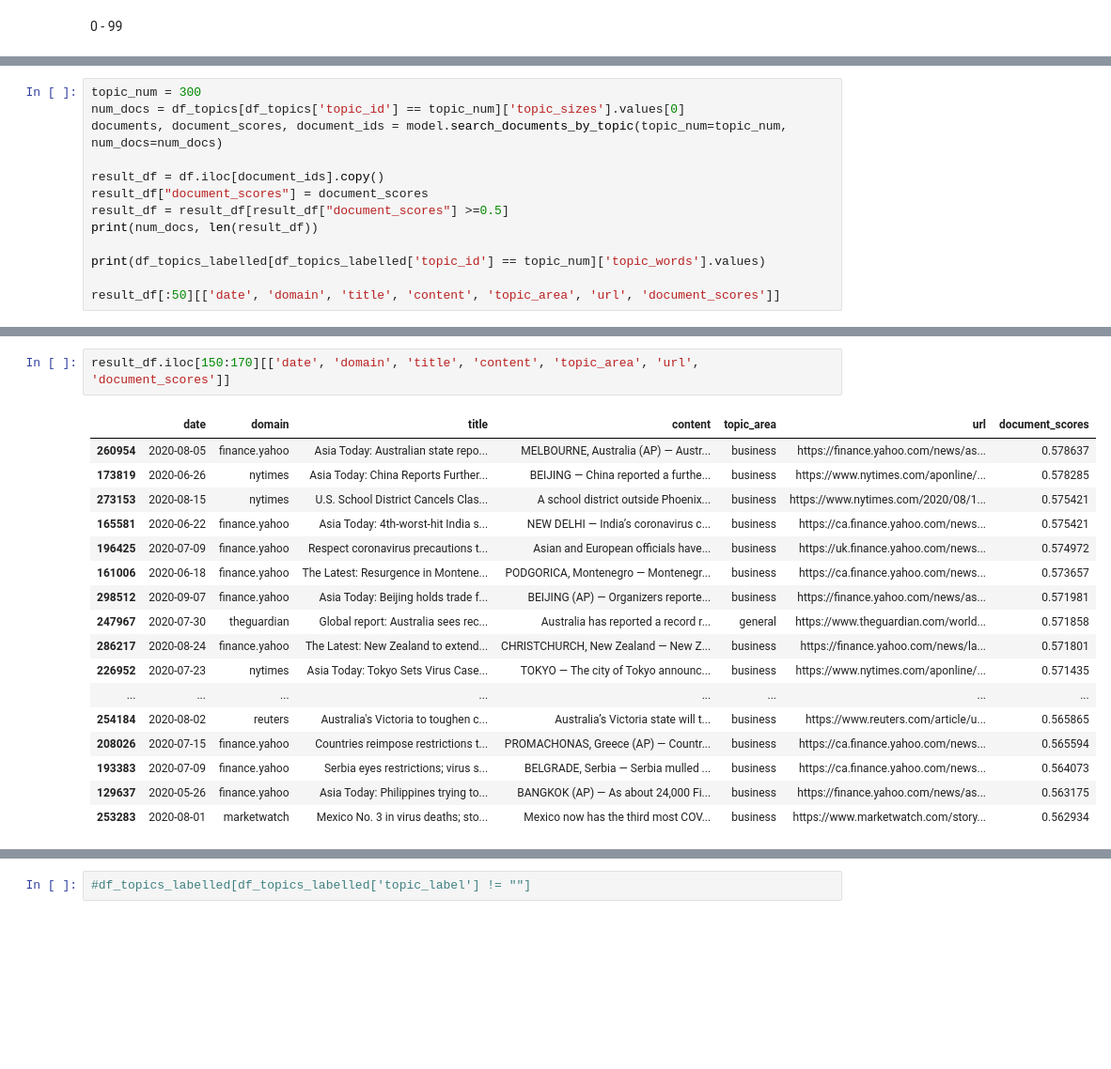
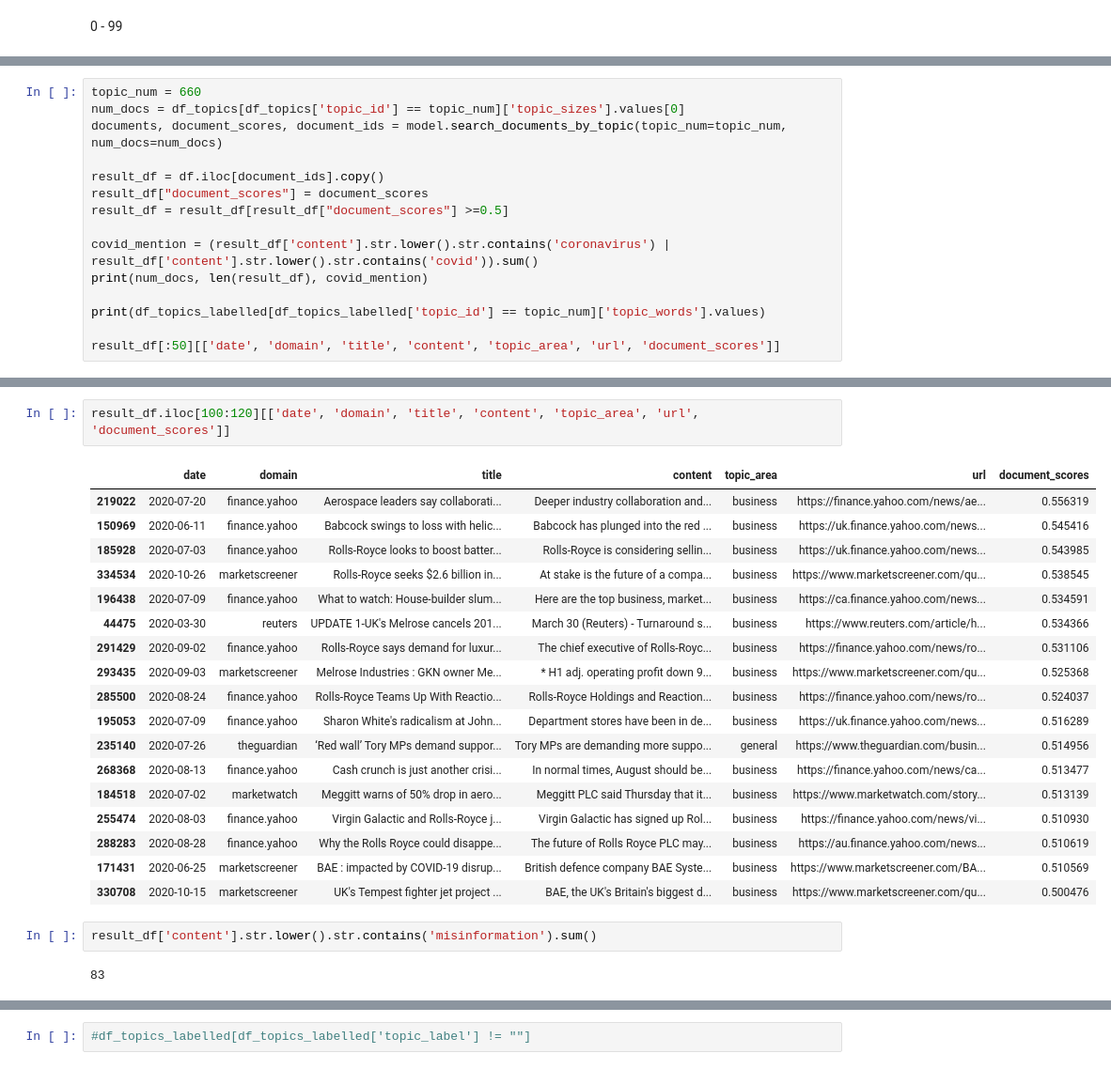
Before and after one commit to TraceyEtheridge/Thesis, a Jupyter notebook: Topic_Modelling_Top2Vec.ipynb, the cells around one changed output, grey strips where cells are left out. Shown: that part at 94% size. Cells and saved outputs as stored; diff of their text form; blank space fills up the shorter version.

```diff
--- a/Topic_Modelling_Top2Vec.ipynb
+++ b/Topic_Modelling_Top2Vec.ipynb
@@ -2495,12 +3210,14 @@ df_topics_labelled.at[idx, 'topic_label'] = topic_label
 # %%
-topic_num = 300
+topic_num = 660
 num_docs = df_topics[df_topics['topic_id'] == topic_num]['topic_sizes'].values[0]
 documents, document_scores, document_ids = model.search_documents_by_topic(topic_num=topic_num, num_docs=num_docs)
 
 result_df = df.iloc[document_ids].copy()
 result_df["document_scores"] = document_scores
 result_df = result_df[result_df["document_scores"] >=0.5]
-print(num_docs, len(result_df))
+
+covid_mention = (result_df['content'].str.lower().str.contains('coronavirus') | result_df['content'].str.lower().str.contains('covid')).sum()
+print(num_docs, len(result_df), covid_mention)
 
 print(df_topics_labelled[df_topics_labelled['topic_id'] == topic_num]['topic_words'].values)
 
@@ -2538,21 +3255,26 @@ result_df[:50][['date', 'domain', 'title', 'content', 'topic_area', 'url', 'docu
 # %%
-result_df.iloc[150:170][['date', 'domain', 'title', 'content', 'topic_area', 'url', 'document_scores']]
+result_df.iloc[100:120][['date', 'domain', 'title', 'content', 'topic_area', 'url', 'document_scores']]
 # %% [output]
 |  | date | domain | title | content | topic_area | url | document_scores |
-| 260954 | 2020-08-05 | finance.yahoo | Asia Today: Australian state repo... | MELBOURNE, Australia (AP) — Austr... | business | https://finance.yahoo.com/news/as... | 0.578637 |
-| 173819 | 2020-06-26 | nytimes | Asia Today: China Reports Further... | BEIJING — China reported a furthe... | business | https://www.nytimes.com/aponline/... | 0.578285 |
-| 273153 | 2020-08-15 | nytimes | U.S. School District Cancels Clas... | A school district outside Phoenix... | business | https://www.nytimes.com/2020/08/1... | 0.575421 |
-| 165581 | 2020-06-22 | finance.yahoo | Asia Today: 4th-worst-hit India s... | NEW DELHI — India’s coronavirus c... | business | https://ca.finance.yahoo.com/news... | 0.575421 |
-| 196425 | 2020-07-09 | finance.yahoo | Respect coronavirus precautions t... | Asian and European officials have... | business | https://uk.finance.yahoo.com/news... | 0.574972 |
-| 161006 | 2020-06-18 | finance.yahoo | The Latest: Resurgence in Montene... | PODGORICA, Montenegro — Montenegr... | business | https://ca.finance.yahoo.com/news... | 0.573657 |
-| 298512 | 2020-09-07 | finance.yahoo | Asia Today: Beijing holds trade f... | BEIJING (AP) — Organizers reporte... | business | https://finance.yahoo.com/news/as... | 0.571981 |
-| 247967 | 2020-07-30 | theguardian | Global report: Australia sees rec... | Australia has reported a record r... | general | https://www.theguardian.com/world... | 0.571858 |
-| 286217 | 2020-08-24 | finance.yahoo | The Latest: New Zealand to extend... | CHRISTCHURCH, New Zealand — New Z... | business | https://finance.yahoo.com/news/la... | 0.571801 |
-| 226952 | 2020-07-23 | nytimes | Asia Today: Tokyo Sets Virus Case... | TOKYO — The city of Tokyo announc... | business | https://www.nytimes.com/aponline/... | 0.571435 |
-| ... | ... | ... | ... | ... | ... | ... | ... |
-| 254184 | 2020-08-02 | reuters | Australia's Victoria to toughen c... | Australia’s Victoria state will t... | business | https://www.reuters.com/article/u... | 0.565865 |
-| 208026 | 2020-07-15 | finance.yahoo | Countries reimpose restrictions t... | PROMACHONAS, Greece (AP) — Countr... | business | https://ca.finance.yahoo.com/news... | 0.565594 |
-| 193383 | 2020-07-09 | finance.yahoo | Serbia eyes restrictions; virus s... | BELGRADE, Serbia — Serbia mulled ... | business | https://ca.finance.yahoo.com/news... | 0.564073 |
-| 129637 | 2020-05-26 | finance.yahoo | Asia Today: Philippines trying to... | BANGKOK (AP) — As about 24,000 Fi... | business | https://finance.yahoo.com/news/as... | 0.563175 |
-| 253283 | 2020-08-01 | marketwatch | Mexico No. 3 in virus deaths; sto... | Mexico now has the third most COV... | business | https://www.marketwatch.com/story... | 0.562934 |
+| 219022 | 2020-07-20 | finance.yahoo | Aerospace leaders say collaborati... | Deeper industry collaboration and... | business | https://finance.yahoo.com/news/ae... | 0.556319 |
+| 150969 | 2020-06-11 | finance.yahoo | Babcock swings to loss with helic... | Babcock has plunged into the red ... | business | https://uk.finance.yahoo.com/news... | 0.545416 |
+| 185928 | 2020-07-03 | finance.yahoo | Rolls-Royce looks to boost batter... | Rolls-Royce is considering sellin... | business | https://uk.finance.yahoo.com/news... | 0.543985 |
+| 334534 | 2020-10-26 | marketscreener | Rolls-Royce seeks $2.6 billion in... | At stake is the future of a compa... | business | https://www.marketscreener.com/qu... | 0.538545 |
+| 196438 | 2020-07-09 | finance.yahoo | What to watch: House-builder slum... | Here are the top business, market... | business | https://ca.finance.yahoo.com/news... | 0.534591 |
+| 44475 | 2020-03-30 | reuters | UPDATE 1-UK's Melrose cancels 201... | March 30 (Reuters) - Turnaround s... | business | https://www.reuters.com/article/h... | 0.534366 |
+| 291429 | 2020-09-02 | finance.yahoo | Rolls-Royce says demand for luxur... | The chief executive of Rolls-Royc... | business | https://finance.yahoo.com/news/ro... | 0.531106 |
+| 293435 | 2020-09-03 | marketscreener | Melrose Industries : GKN owner Me... | * H1 adj. operating profit down 9... | business | https://www.marketscreener.com/qu... | 0.525368 |
+| 285500 | 2020-08-24 | finance.yahoo | Rolls-Royce Teams Up With Reactio... | Rolls-Royce Holdings and Reaction... | business | https://finance.yahoo.com/news/ro... | 0.524037 |
+| 195053 | 2020-07-09 | finance.yahoo | Sharon White's radicalism at John... | Department stores have been in de... | business | https://uk.finance.yahoo.com/news... | 0.516289 |
+| 235140 | 2020-07-26 | theguardian | ‘Red wall’ Tory MPs demand suppor... | Tory MPs are demanding more suppo... | general | https://www.theguardian.com/busin... | 0.514956 |
+| 268368 | 2020-08-13 | finance.yahoo | Cash crunch is just another crisi... | In normal times, August should be... | business | https://finance.yahoo.com/news/ca... | 0.513477 |
+| 184518 | 2020-07-02 | marketwatch | Meggitt warns of 50% drop in aero... | Meggitt PLC said Thursday that it... | business | https://www.marketwatch.com/story... | 0.513139 |
+| 255474 | 2020-08-03 | finance.yahoo | Virgin Galactic and Rolls-Royce j... | Virgin Galactic has signed up Rol... | business | https://finance.yahoo.com/news/vi... | 0.510930 |
+| 288283 | 2020-08-28 | finance.yahoo | Why the Rolls Royce could disappe... | The future of Rolls Royce PLC may... | business | https://au.finance.yahoo.com/news... | 0.510619 |
+| 171431 | 2020-06-25 | marketscreener | BAE : impacted by COVID-19 disrup... | British defence company BAE Syste... | business | https://www.marketscreener.com/BA... | 0.510569 |
+| 330708 | 2020-10-15 | marketscreener | UK's Tempest fighter jet project ... | BAE, the UK's Britain's biggest d... | business | https://www.marketscreener.com/qu... | 0.500476 |
+# %%
+result_df['content'].str.lower().str.contains('misinformation').sum()
+# %% [output]
+83
 # %%
```
Also changed, not shown: parts of 15 cells of this notebook.
